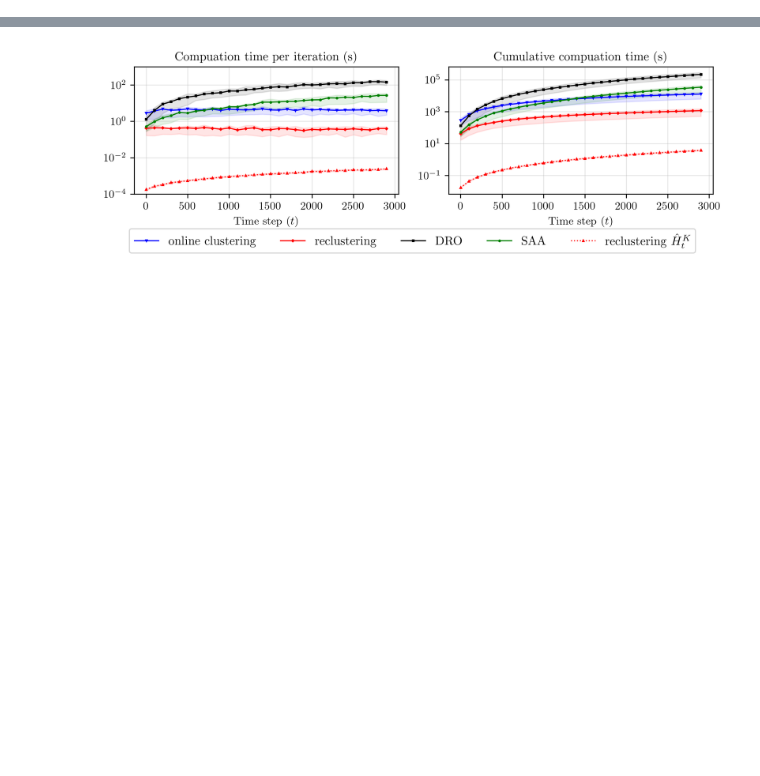
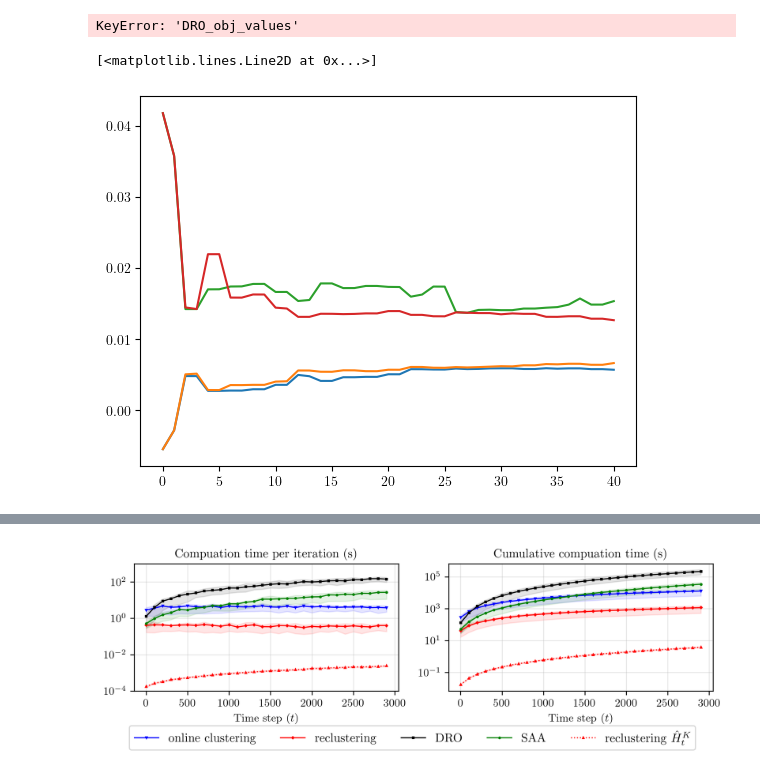
Before and after one commit to stellatogrp/online_mro, a Jupyter notebook: portfolio/analysis/plots/plots_1000.ipynb, the cells around one changed output, grey strips where cells are left out. Cells and saved outputs as stored; diff of their text form; code cells hidden in the pictures; blank space fills up the shorter version.

```diff
--- a/portfolio/analysis/plots/plots_1000.ipynb
+++ b/portfolio/analysis/plots/plots_1000.ipynb
@@ -392,3 +396,12 @@ def setup_dfs(init = False):
         for quant in quant_list:
             quantiles[K][quant] = pd.read_csv(folderout+'quantiles_'+ str(quant)+'K'+str(K)+'.csv')
     return df, quantiles
+# %%
+df = pd.read_csv("/Users/irina.wang/Desktop/Princeton/Project2/mro_mpc/portfolio/analysis/df_0.csv")
+# %%
+plt.plot(df["DRO_obj_values"])
+plt.plot(df["SA_obj_values"])
+plt.plot(df["SA_eval1"])
+plt.plot(df["DRO_eval1"])
+# %% [output]
+KeyError: 'DRO_obj_values'
@@ -395 +410,9 @@ def setup_dfs(init = False):
+# %%
+plt.plot(df["obj_values"])
+plt.plot(df["MRO_obj_values"])
+plt.plot(df["O_eval0"])
+plt.plot(df["MRO_eval0"])
+# %% [output]
+[<matplotlib.lines.Line2D at 0x...>]
+[figure, added]
 # %%
```
Also changed, not shown: parts of 6 cells of this notebook, 2 other files.
